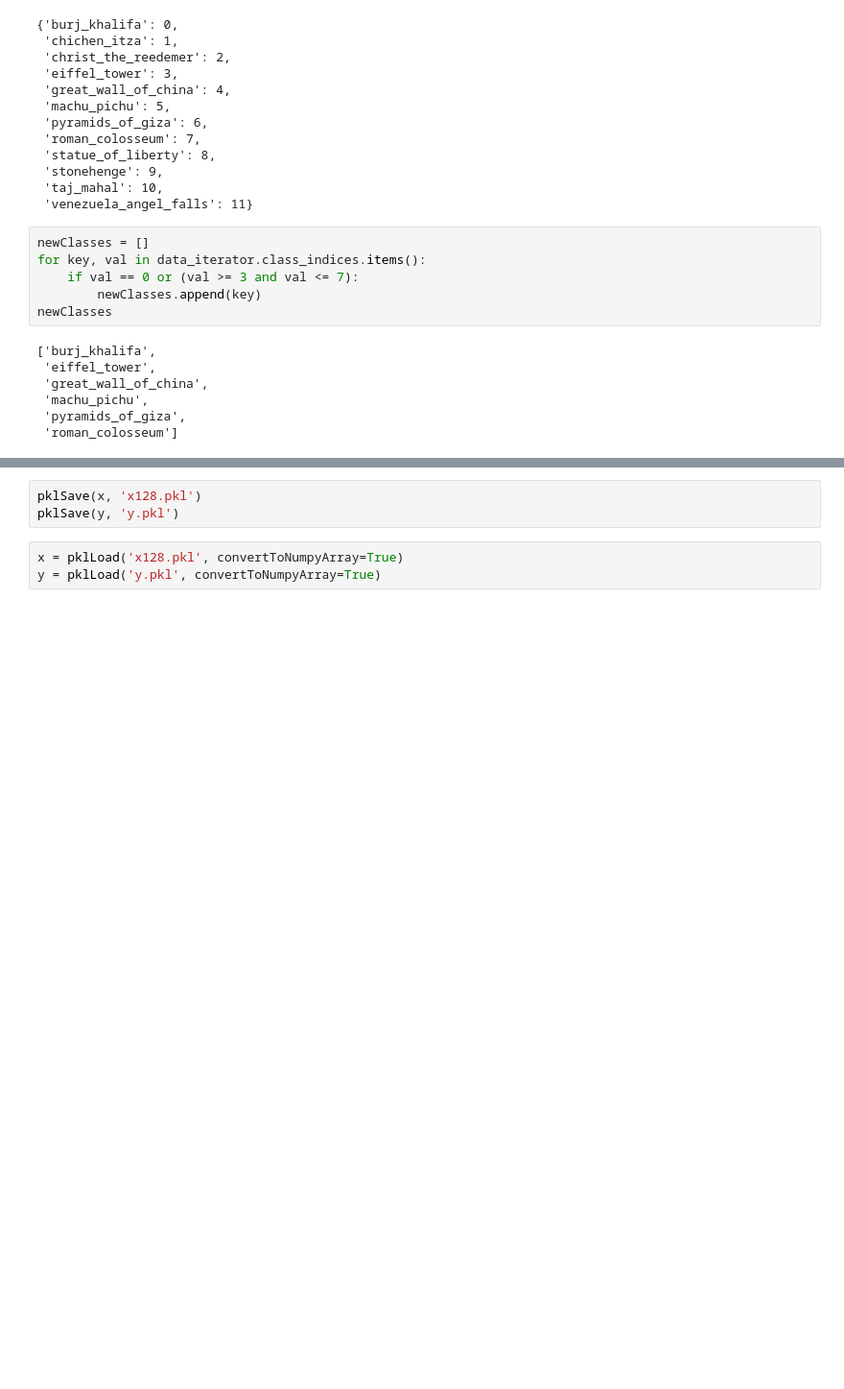
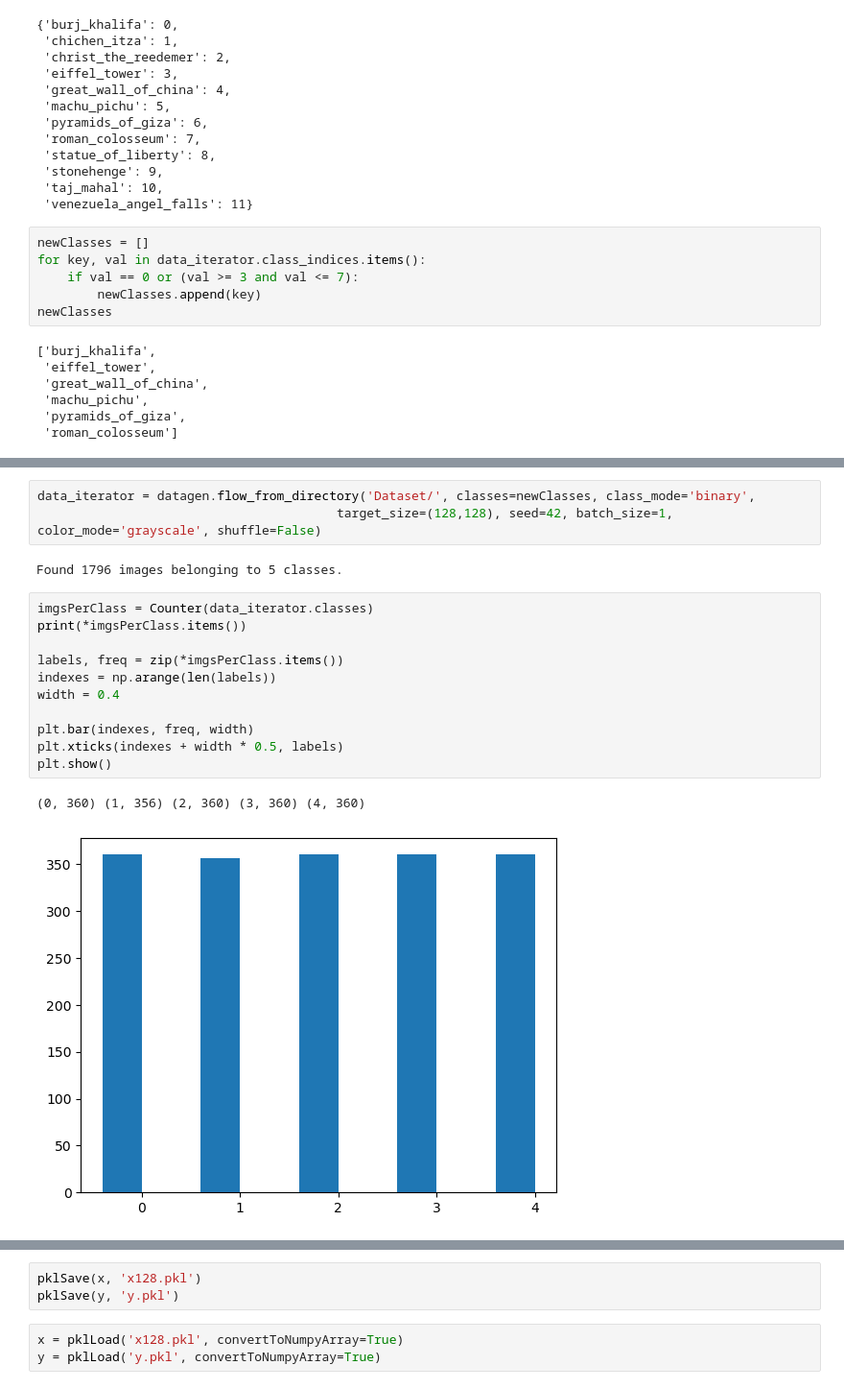
Before and after one commit to OdyAsh/DBN-HF-MLP-Models, a Jupyter notebook: pre-processing.ipynb, the cells around one changed output, grey strips where cells are left out. Shown at 96% size. Saved outputs shown, nothing was run; the diff lists cells and outputs as text; blank space fills up the shorter version.

```diff
--- a/pre-processing.ipynb
+++ b/pre-processing.ipynb
@@ -158,3 +172,22 @@ plt.show()
+# %%
+data_iterator = datagen.flow_from_directory('Dataset/', classes=newClasses, class_mode='binary',
+                                        target_size=(128,128), seed=42, batch_size=1, color_mode='grayscale', shuffle=False)
+# %% [output]
+Found 1796 images belonging to 5 classes.
+# %%
+imgsPerClass = Counter(data_iterator.classes)
+print(*imgsPerClass.items())
+
+labels, freq = zip(*imgsPerClass.items())
+indexes = np.arange(len(labels))
+width = 0.4
+
+plt.bar(indexes, freq, width)
+plt.xticks(indexes + width * 0.5, labels)
+plt.show()
+# %% [output]
+(0, 360) (1, 356) (2, 360) (3, 360) (4, 360)
+[figure, added]
 # %%
 for batch in data_iterator: # just for visualizing
     batchofXs = batch[0]
```
Also changed, not shown: parts of 32 cells of this notebook, 22 other files.
